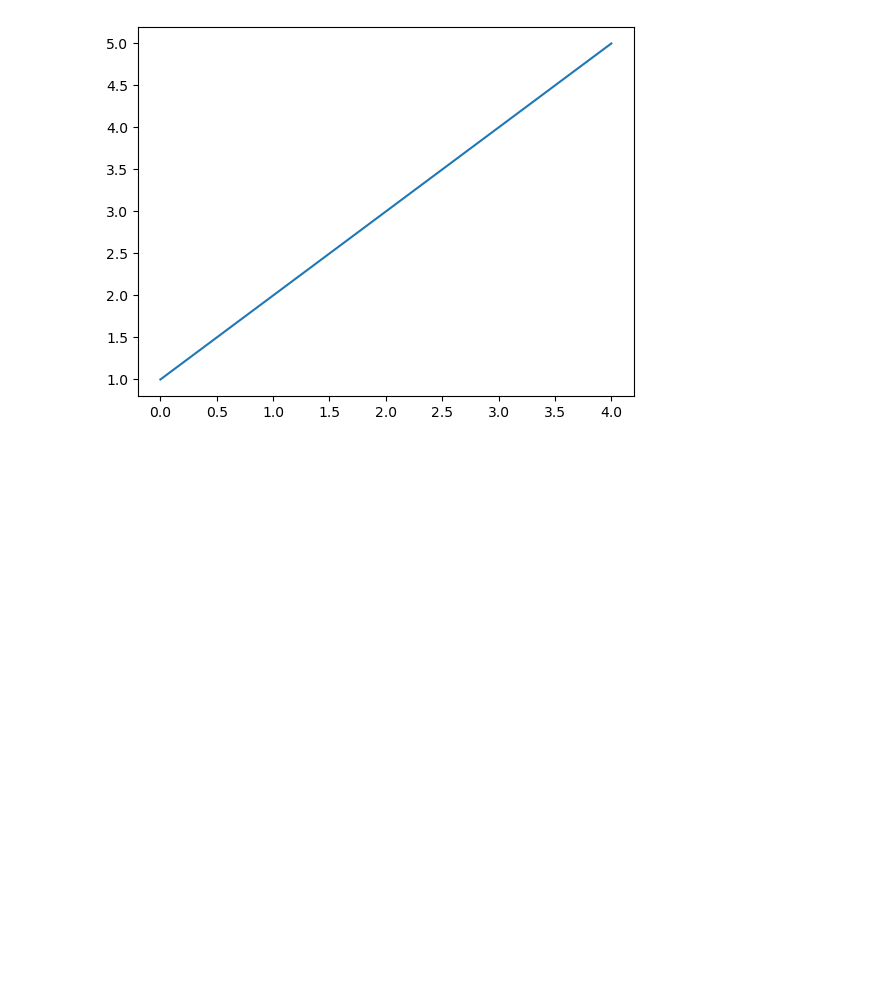
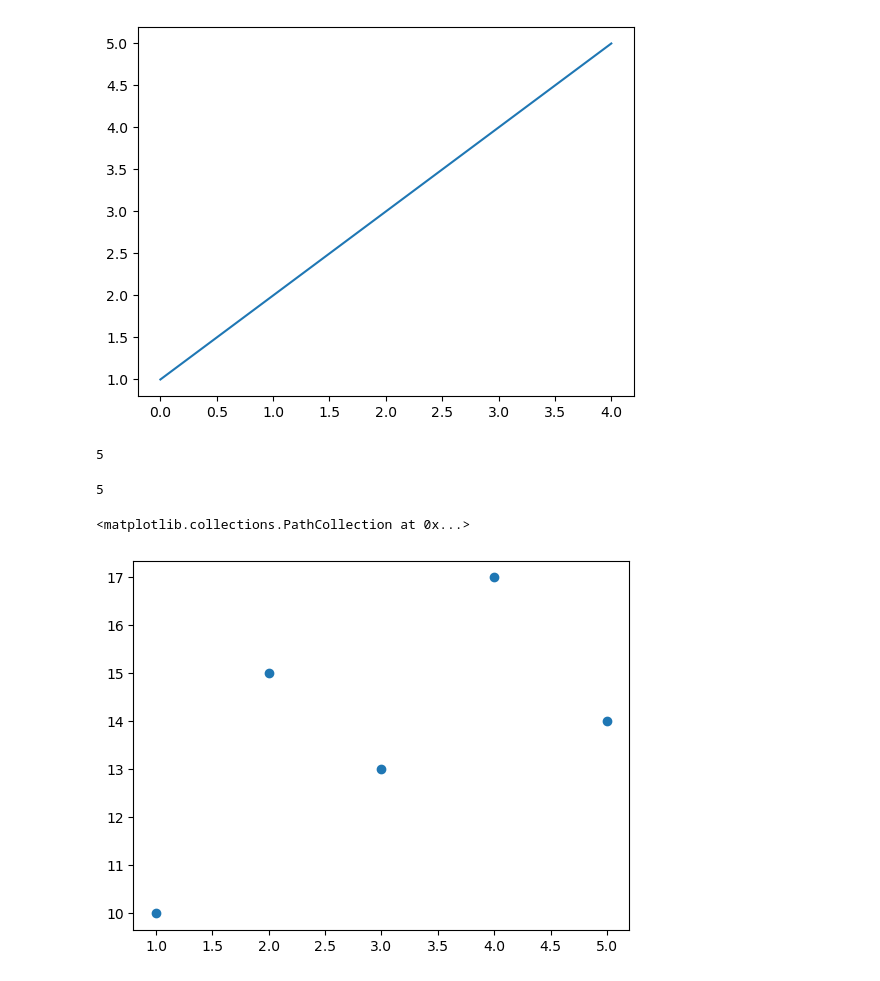
Before and after one commit to 4TUResearchData-Carpentries/gitautopush-sandbox, a Jupyter notebook: Python_day1.ipynb, the cells around one changed output. Cells and saved outputs as stored; diff of their text form; code cells hidden in the pictures; blank space fills up the shorter version.

```diff
--- a/Python_day1.ipynb
+++ b/Python_day1.ipynb
@@ -372,4 +372,20 @@ plt.show()
 [figure]
 # %%
 x=[1,2,3,4,5]
-y=
+y=[10,15,13,17,14]
+# %%
+len(x)
+# %% [output]
+5
+# %%
+len(y)
+# %% [output]
+5
+# %%
+sizes=[20,50,80,21,500]
+colors=['re']
+plt.scatter(x,y)
+plt.show()
+# %% [output]
+<matplotlib.collections.PathCollection at 0x...>
+[figure, added]
```
